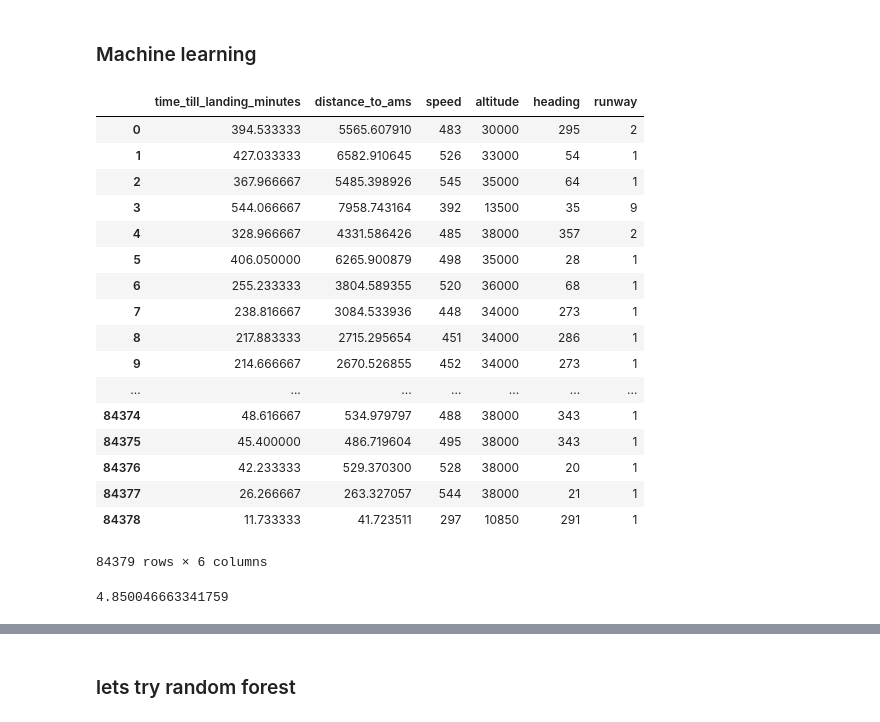
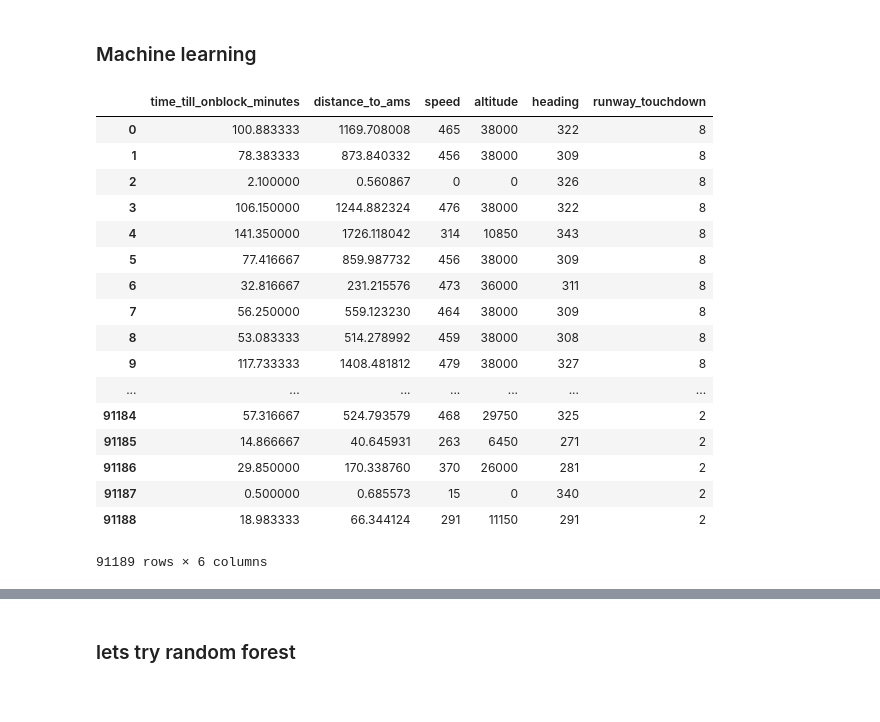
Before and after one commit to michelnossin/pyspark_training_docker, a Jupyter notebook: spark2-jupyter-docker.ipynb, the cells around one changed output, grey strips where cells are left out. Cells and saved outputs as stored; diff of their text form; code cells hidden in the pictures.

Commit message:
added first onblock prediction

```diff
--- a/spark2-jupyter-docker.ipynb
+++ b/spark2-jupyter-docker.ipynb
@@ -776,9 +796,20 @@ tracks_touchdown_df.groupby(["flight"]).count().where("count > 1").show()
 # %%
 #join tracks with our landing table and add column showing time till land
-join_df = tracks_df.join(tracks_touchdown_df,tracks_df.flight == tracks_touchdown_df.flight)
-join_df = join_df.withColumn("time_till_landing",col("touchdown_time") - col("time"))
+join_df = tracks_df.join(tracks_touchdown_df,tracks_df.flight == tracks_touchdown_df.flight_touchdown)
+join_df = join_df.withColumn("time_till_landing",col("time_touchdown") - col("time"))
 # %%
 #get rid of > 7000 sec , so we make sure flights on the next day are not using the landing of current day
-#join_df = join_df.where("time_till_landing > -7000")
-join_df = join_df.where("time_till_landing > 0") #ML REQUIRES POSITIVES!
+join_df = join_df.where("time_till_landing > -7000")
+
+#ML require positive, but we dont want to remove that, we want to calc in block time later on
+join_df = join_df.withColumn("time_till_landing", udf_func3(join_df.time_till_landing))
 join_df = join_df.withColumn("time_till_landing_minutes",join_df.time_till_landing / 60)
+# %%
+from pyspark.sql.functions import max,min
+
+#LEts us join_df to add the pier used to park, so we calculate on block
+maxtime_df = join_df.groupby(col("flight").alias("flight_maxtime")).agg(max("time").alias("time_onblock"))
+join_maxtime_df = join_df.join(maxtime_df,join_df.flight == maxtime_df.flight_maxtime)
+join_maxtime_df = join_maxtime_df.withColumn("time_till_onblock_minutes",(col("time_onblock") - col("time")) / 60)
+
+join_maxtime_df.toPandas().head(10) #show(10)
@@ -785,3 +829,5 @@ join_df = join_df.withColumn("time_till_landing_minutes",join_df.time_till_landi
+# %%
+join_df = join_maxtime_df
 # %%
 tracks_df.select("flight").distinct().count() #747 planes, might be all
 # %%
@@ -794,28 +838,28 @@ join_df.take(1)
 # %%
 
 #Create our machine learing dataset
-ml_df = join_df.select(['time_till_landing_minutes','distance_to_ams','speed','altitude','heading','runway'])
+ml_df = join_df.select(['time_till_onblock_minutes','distance_to_ams','speed','altitude','heading','runway_touchdown'])
 #ml_df = ml_df.withColumn('id',fn.monotonically_increasing_id())
 ml_df.toPandas()
 # %% [output]
-|  | time_till_landing_minutes | distance_to_ams | speed | altitude | heading | runway |
-| 0 | 394.533333 | 5565.607910 | 483 | 30000 | 295 | 2 |
-| 1 | 427.033333 | 6582.910645 | 526 | 33000 | 54 | 1 |
-| 2 | 367.966667 | 5485.398926 | 545 | 35000 | 64 | 1 |
-| 3 | 544.066667 | 7958.743164 | 392 | 13500 | 35 | 9 |
-| 4 | 328.966667 | 4331.586426 | 485 | 38000 | 357 | 2 |
-| 5 | 406.050000 | 6265.900879 | 498 | 35000 | 28 | 1 |
-| 6 | 255.233333 | 3804.589355 | 520 | 36000 | 68 | 1 |
-| 7 | 238.816667 | 3084.533936 | 448 | 34000 | 273 | 1 |
-| 8 | 217.883333 | 2715.295654 | 451 | 34000 | 286 | 1 |
-| 9 | 214.666667 | 2670.526855 | 452 | 34000 | 273 | 1 |
+|  | time_till_onblock_minutes | distance_to_ams | speed | altitude | heading | runway_touchdown |
+| 0 | 100.883333 | 1169.708008 | 465 | 38000 | 322 | 8 |
+| 1 | 78.383333 | 873.840332 | 456 | 38000 | 309 | 8 |
+| 2 | 2.100000 | 0.560867 | 0 | 0 | 326 | 8 |
+| 3 | 106.150000 | 1244.882324 | 476 | 38000 | 322 | 8 |
+| 4 | 141.350000 | 1726.118042 | 314 | 10850 | 343 | 8 |
+| 5 | 77.416667 | 859.987732 | 456 | 38000 | 309 | 8 |
+| 6 | 32.816667 | 231.215576 | 473 | 36000 | 311 | 8 |
+| 7 | 56.250000 | 559.123230 | 464 | 38000 | 309 | 8 |
+| 8 | 53.083333 | 514.278992 | 459 | 38000 | 308 | 8 |
+| 9 | 117.733333 | 1408.481812 | 479 | 38000 | 327 | 8 |
 | ... | ... | ... | ... | ... | ... | ... |
-| 84374 | 48.616667 | 534.979797 | 488 | 38000 | 343 | 1 |
-| 84375 | 45.400000 | 486.719604 | 495 | 38000 | 343 | 1 |
-| 84376 | 42.233333 | 529.370300 | 528 | 38000 | 20 | 1 |
-| 84377 | 26.266667 | 263.327057 | 544 | 38000 | 21 | 1 |
-| 84378 | 11.733333 | 41.723511 | 297 | 10850 | 291 | 1 |
+| 91184 | 57.316667 | 524.793579 | 468 | 29750 | 325 | 2 |
+| 91185 | 14.866667 | 40.645931 | 263 | 6450 | 271 | 2 |
+| 91186 | 29.850000 | 170.338760 | 370 | 26000 | 281 | 2 |
+| 91187 | 0.500000 | 0.685573 | 15 | 0 | 340 | 2 |
+| 91188 | 18.983333 | 66.344124 | 291 | 11150 | 291 | 2 |
-84379 rows × 6 columns
+91189 rows × 6 columns
 # %%
 training_data, testing_data = ml_df.randomSplit([0.7, 0.3])
 # %%
@@ -845,6 +882,2 @@ modelEvaluator = RegressionEvaluator(labelCol="time_till_landing_minutes")
 modelError = modelEvaluator.evaluate(predictions) #rmse by default
 modelError = modelEvaluator.evaluate(predictions,{modelEvaluator.metricName: "mae"})
-# %%
-modelError #5mins deviation, at some point it was 4,5 minutes. not bad.
-# %% [output]
-4.850046663341759
```
Also changed, not shown: parts of 19 cells of this notebook.
